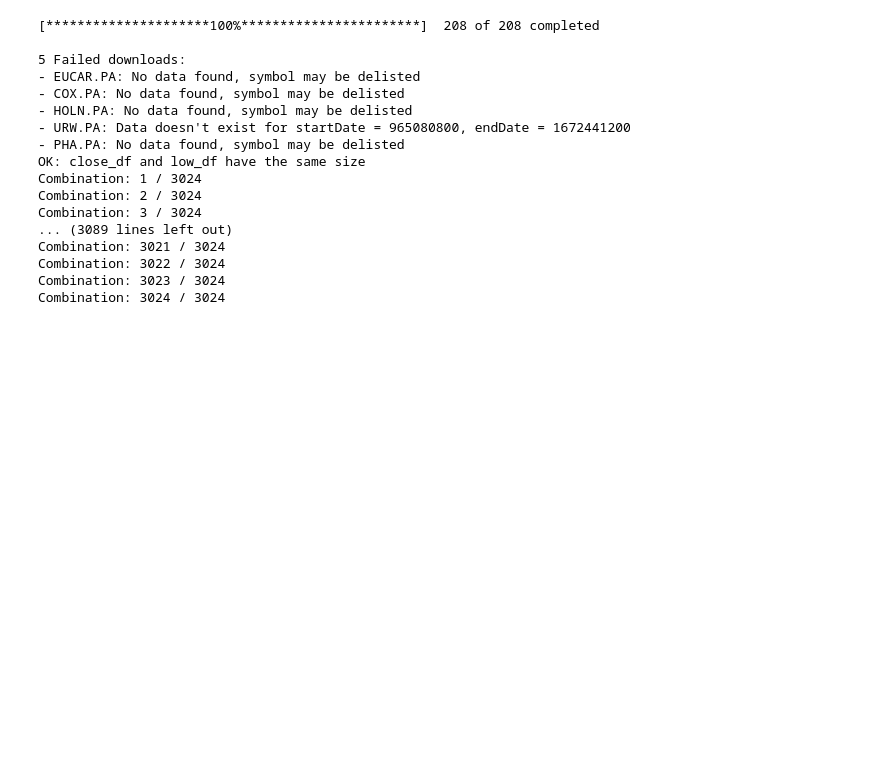
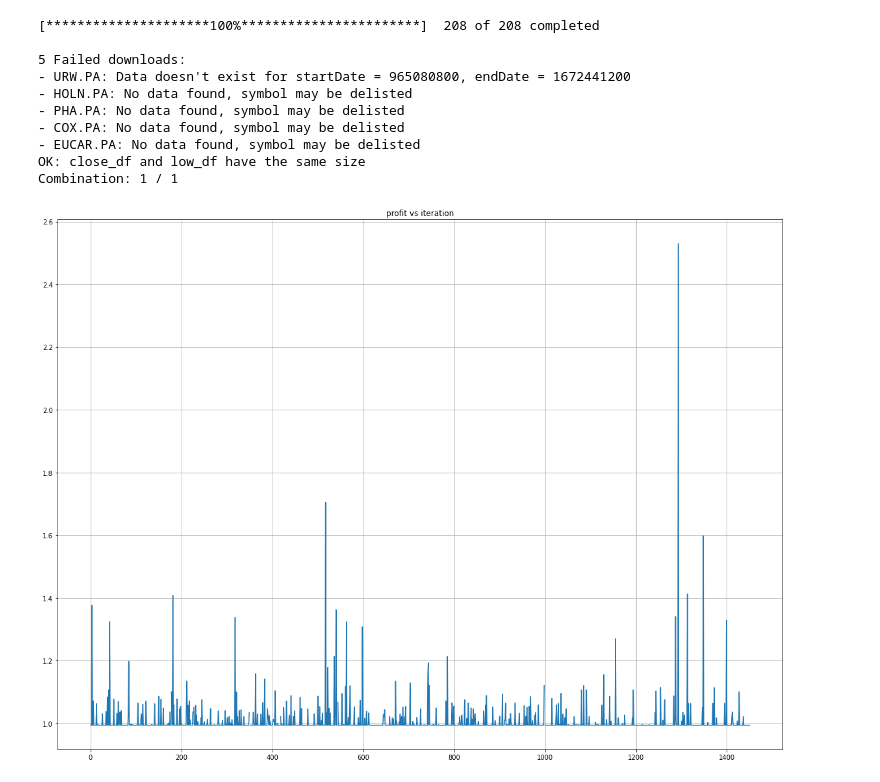
Before and after one commit to a-gdn/stock, a Jupyter notebook: top_stocks.ipynb, the cells around one changed output. Cells and saved outputs as stored; diff of their text form; code cells hidden in the pictures; blank space fills up the shorter version.

```diff
--- a/top_stocks.ipynb
+++ b/top_stocks.ipynb
@@ -143,27 +157,31 @@ def get_results():
 
                 for num_stocks_to_buy in num_stocks_to_buy_range:  # num_stocks_to_buy represents the number of stocks to buy
                     for loss_limit in loss_limit_range:  # loss_limit represents the percentage decrease threshold for selling
-                        total_profit = 1
-                        total_profits = []
+                        for fee in fee_range:
+                            total_profit = 1
+                            profits_list = []
+                            total_profits_list = []
 
-                        for i in range(num_iterations):
-                            start_watch_day_number = i * (watch_days + hold_days)
-                            buy_day_number = start_watch_day_number + watch_days
-                            sell_day_number = buy_day_number + hold_days
+                            for i in range(num_iterations):
+                                start_watch_day_number = i * (watch_days + hold_days)
+                                buy_day_number = start_watch_day_number + watch_days
+                                sell_day_number = buy_day_number + hold_days
 
-                            price_increase = close_df[start_watch_day_number:buy_day_number].pct_change(watch_days - 1).tail(1) # Calculate the price increase in the last watch_days days for each stock
+                                price_increase = close_df[start_watch_day_number:buy_day_number].pct_change(watch_days - 1).tail(1) # Calculate the price increase in the last watch_days days for each stock
 
-                            if len(price_increase.columns) >= num_stocks_to_buy:
-                                top_stocks = get_top_stocks(price_increase, num_stocks_to_buy)
-                                profit = calculate_profit(close_df, low_df, buy_day_number, sell_day_number, top_stocks, loss_limit)
-                                total_profit *= profit if np.isfinite(profit) else 1
-                                yearly_profit = pow(total_profit, 1 / years)
-                                total_profits.append(total_profit)
-                                # mean_price_increases.append(price_increase.mean(axis=1))
-                                # median_price_increases.append(price_increase.median(axis=1))
-                                # all_profits.append(profit)
+                                if len(price_increase.columns) >= num_stocks_to_buy:
+                                    top_stocks = get_top_stocks(price_increase, num_stocks_to_buy)
+                                    profit = calculate_profit(close_df, low_df, buy_day_number, sell_day_number, top_stocks, loss_limit, fee)
+                                    total_profit *= profit if np.isfinite(profit) else 1
+                                    yearly_profit = pow(total_profit, 1 / years)
 
-                        win_ratio = get_win_ratio(total_profits)
+                                    profits_list.append(profit)
+                                    total_profits_list.append(total_profit)
+                                    # mean_price_increases.append(price_increase.mean(axis=1))
+                                    # median_price_increases.append(price_increase.median(axis=1))
+                                    # all_profits.append(profit)
+
+                            win_ratio = get_win_ratio(total_profits_list)
 
                         results.append({'date_range': f'{start_date}/{end_date}',
                                         'watch_days': watch_days, 'hold_days': hold_days,
@@ -179,28 +197,22 @@ def get_results():
                         combination_index += 1
 
     if num_combinations == 1:
-        plot_total_profits(total_profits)
+        plot_profits(profits_list, total_profits_list)
 
     return results
 # %%
 results_df = pd.DataFrame(get_results())
 results_df.sort_values("yearly_profit", ascending=False, inplace=True)
-results_df.to_csv(f'./outputs/nsmallest_fee_0.2% - 30-06-2022.csv', index=False)
+results_df.to_csv(f'./outputs/raw_results.csv', index=False)
 # %% [output]
 [*********************100%***********************]  208 of 208 completed
 
 5 Failed downloads:
+- URW.PA: Data doesn't exist for startDate = 965080800, endDate = 1672441200
+- HOLN.PA: No data found, symbol may be delisted
+- PHA.PA: No data found, symbol may be delisted
+- COX.PA: No data found, symbol may be delisted
 - EUCAR.PA: No data found, symbol may be delisted
-- COX.PA: No data found, symbol may be delisted
-- HOLN.PA: No data found, symbol may be delisted
-- URW.PA: Data doesn't exist for startDate = 965080800, endDate = 1672441200
-- PHA.PA: No data found, symbol may be delisted
 OK: close_df and low_df have the same size
-Combination: 1 / 3024
-Combination: 2 / 3024
-Combination: 3 / 3024
-... (3089 lines left out)
-Combination: 3021 / 3024
-Combination: 3022 / 3024
-Combination: 3023 / 3024
-Combination: 3024 / 3024
+Combination: 1 / 1
+[figure, added]
```
Also changed, not shown: parts of 4 cells of this notebook, 2 other files.
